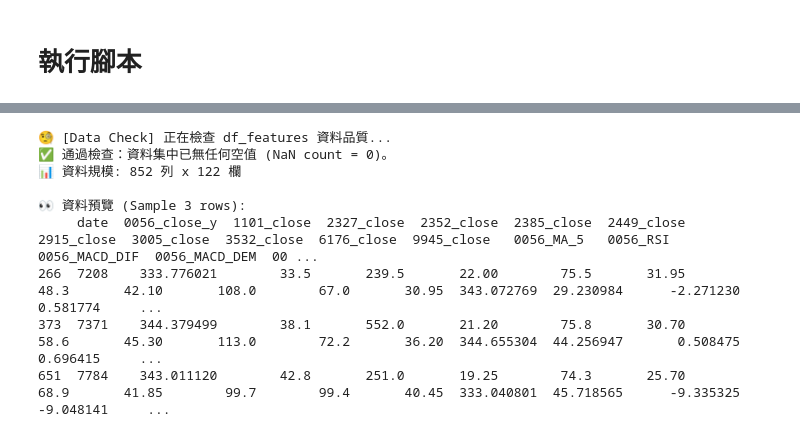
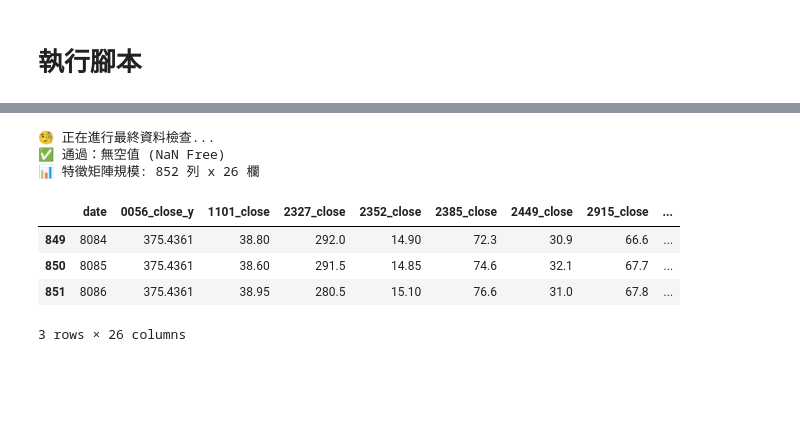
Before and after one commit to Aliceyuwei/stock-prediction-project, a Jupyter notebook: main.ipynb, the cells around one changed output, grey strips where cells are left out. Saved outputs shown, nothing was run; the diff lists cells and outputs as text; code cells hidden in the pictures; blank space fills up the shorter version.

```diff
--- a/main.ipynb
+++ b/main.ipynb
@@ -67,29 +72,29 @@ print("\n✅ 全流程結束！請去資料夾找 submission.csv 上傳！")
-# %%
-# --- 資料健康檢查 ---
-print("🧐 [Data Check] 正在檢查 df_features 資料品質...")
-
-# 1. 檢查是否有空值 (Critical Check)
-nan_count = df_features.isnull().sum().sum()
-if nan_count == 0:
-    print("✅ 通過檢查：資料集中已無任何空值 (NaN count = 0)。")
-else:
-    print(f"⚠️ 警告：偵測到 {nan_count} 個空值，請回頭檢查 data_preprocessing 或 feature_eng！")
-
-# 2. 檢查資料規模
-print(f"📊 資料規模: {df_features.shape[0]} 列 x {df_features.shape[1]} 欄")
-
-# 3. 預覽數據 (隨機抽樣 3 筆)
-print("\n👀 資料預覽 (Sample 3 rows):")
-# 只顯示前 10 個欄位以免版面太亂，中間用 ... 帶過
-display_cols = df_features.columns[:5].tolist() + ['...'] + df_features.columns[-5:].tolist()
-print(df_features.sample(3).to_string()) # to_string() 可以避免 jupyter 顯示跑版
-# %% [output]
-🧐 [Data Check] 正在檢查 df_features 資料品質...
-✅ 通過檢查：資料集中已無任何空值 (NaN count = 0)。
-📊 資料規模: 852 列 x 122 欄
-
-👀 資料預覽 (Sample 3 rows):
-     date  0056_close_y  1101_close  2327_close  2352_close  2385_close  2449_close  2915_close  3005_close  3532_close  6176_close  9945_close   0056_MA_5   0056_RSI  0056_MACD_DIF  0056_MACD_DEM  00 ...
-266  7208    333.776021        33.5       239.5       22.00        75.5       31.95        48.3       42.10       108.0        67.0       30.95  343.072769  29.230984      -2.271230       0.581774     ...
-373  7371    344.379499        38.1       552.0       21.20        75.8       30.70        58.6       45.30       113.0        72.2       36.20  344.655304  44.256947       0.508475       0.696415     ...
-651  7784    343.011120        42.8       251.0       19.25        74.3       25.70        68.9       41.85        99.7        99.4       40.45  333.040801  45.718565      -9.335325      -9.048141     ...
+# %%
+# ==========================================
+# 2. 訓練前檢查站 (Pre-training Check)
+# ==========================================
+print("🧐 正在進行最終資料檢查...")
+
+# 1. 檢查空值 (Critical)
+nan_count = df_features.isnull().sum().sum()
+if nan_count > 0:
+    print(f"❌ 警告！偵測到 {nan_count} 個空值！訓練可能會報錯。")
+    # 顯示有空值的欄位
+    print(df_features.columns[df_features.isnull().any()].tolist())
+else:
+    print("✅ 通過：無空值 (NaN Free)")
+
+# 2. 檢查資料形狀
+print(f"📊 特徵矩陣規模: {df_features.shape[0]} 列 x {df_features.shape[1]} 欄")
+
+# 3. 快速預覽
+display(df_features.tail(3)) # 用 display 在 notebook 比較好看
+# %% [output]
+🧐 正在進行最終資料檢查...
+✅ 通過：無空值 (NaN Free)
+📊 特徵矩陣規模: 852 列 x 26 欄
+|  | date | 0056_close_y | 1101_close | 2327_close | 2352_close | 2385_close | 2449_close | 2915_close | ... |
+| 849 | 8084 | 375.4361 | 38.80 | 292.0 | 14.90 | 72.3 | 30.9 | 66.6 | ... |
+| 850 | 8085 | 375.4361 | 38.60 | 291.5 | 14.85 | 74.6 | 32.1 | 67.7 | ... |
+| 851 | 8086 | 375.4361 | 38.95 | 280.5 | 15.10 | 76.6 | 31.0 | 67.8 | ... |
+3 rows × 26 columns
```
Also changed, not shown: parts of 6 cells of this notebook, 10 other files.
